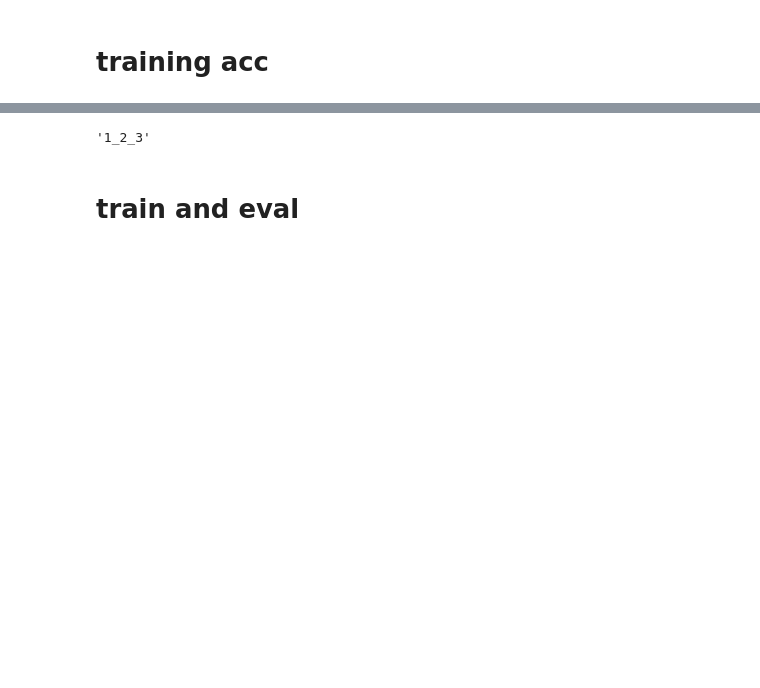
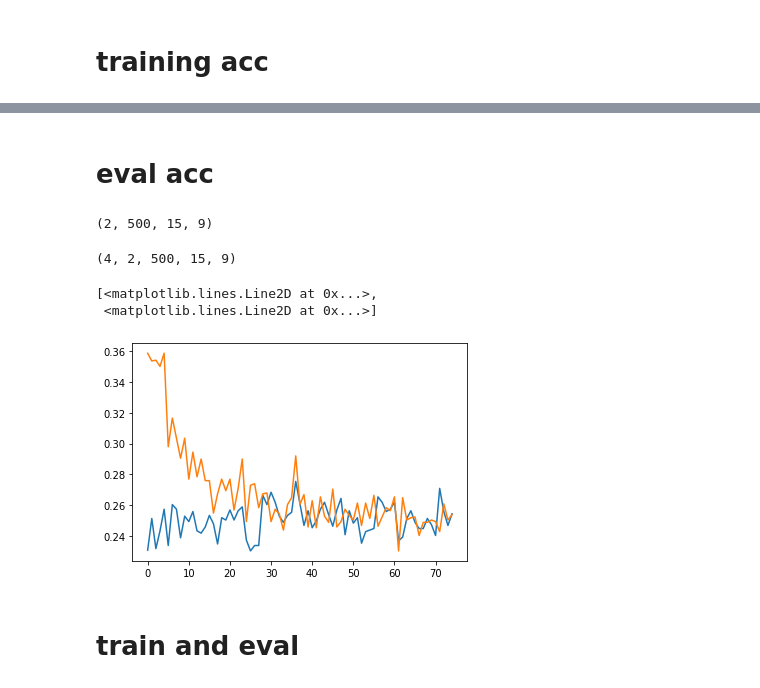
Before and after one commit to andrebeu/PM, a Jupyter notebook: amtask-barcode.ipynb, the cells around one changed output, grey strips where cells are left out. Saved outputs shown, nothing was run; the diff lists cells and outputs as text; code cells hidden in the pictures; blank space fills up the shorter version.

```diff
--- a/amtask-barcode.ipynb
+++ b/amtask-barcode.ipynb
@@ -63,8 +65,39 @@ for st in stsizeL:
-# %%
-L = [1,2,3]
-'_'.join([str(i) for i in L])
-# %% [output]
-'1_2_3'
+# %% [markdown]
+# eval acc
+# %%
+def load_evsc(st,inst,stim,seed):
+  L = []
+  for em in [0,1]:
+    fpath = "nmaps_4-ntrials_2-wmsize_%i-instdim_%i-stimdim_%i-seed_%i-ev_em_%i-evsc.npy"%(st,inst,stim,seed,em)
+    trsc = np.load(fdir+fpath)
+    L.append(trsc)
+  return np.array(L)
+
+def load_evsc_group(st,inst,stim,nnets=nnets):
+  L = []
+  for seed in range(nnets):
+    trsc = load_evsc(st,inst,stim,seed)
+    L.append(trsc)
+  return np.array(L)
+# %%
+evsc = load_evsc(4,10,10,0)
+evsc.shape
+# %% [output]
+(2, 500, 15, 9)
+# %%
+evsc = load_evsc_group(st,inst,stim,nnets=4)
+# %% [output]
+(4, 2, 500, 15, 9)
+# %%
+evacc = evsc[:,:,:,:,nmaps:].mean((2))
+
+M = evacc.mean(0).reshape(2,-1)
+# plt.plot(M)
+plt.plot(M.T)
+# %% [output]
+[<matplotlib.lines.Line2D at 0x...>,
+ <matplotlib.lines.Line2D at 0x...>]
+[figure, added]
 # %% [markdown]
 # train and eval
 # %%
```
Also changed, not shown: parts of 1 cell of this notebook, 5 other files.
